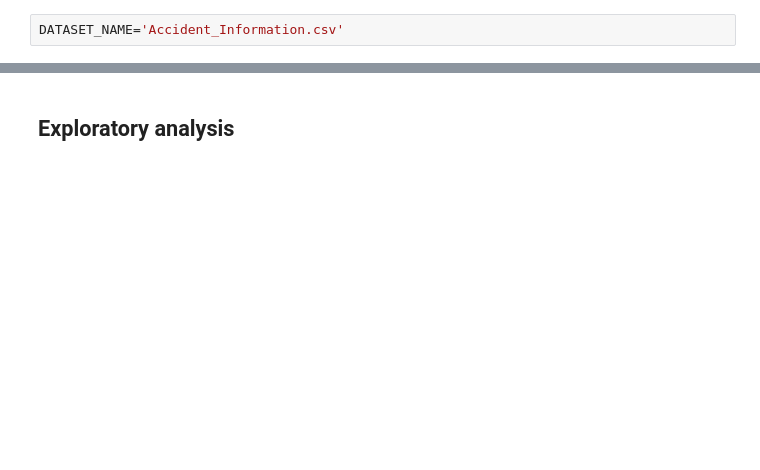
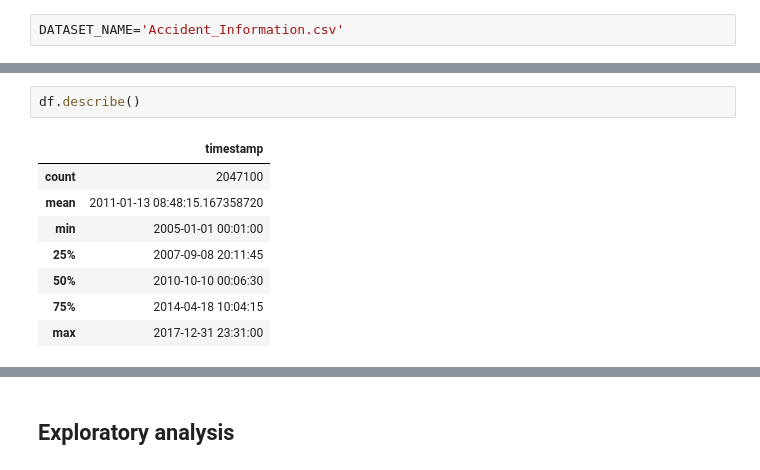
Before and after one commit to fedeStaffo/UK-Traffic-Accidents-Classification-Clustering-TimeSeries, a Jupyter notebook: time_series_analysis/time_series_analysis.ipynb, the cells around one changed output, grey strips where cells are left out. Saved outputs shown, nothing was run; the diff lists cells and outputs as text; blank space fills up the shorter version.

```diff
--- a/time_series_analysis/time_series_analysis.ipynb
+++ b/time_series_analysis/time_series_analysis.ipynb
@@ -52,2 +56,13 @@ df_pruned = df_pruned.dropna()
 # %% [output]
 156 rows have a null value, so I remove them
+# %%
+df.describe()
+# %% [output]
+|  | timestamp |
+| count | 2047100 |
+| mean | 2011-01-13 08:48:15.167358720 |
+| min | 2005-01-01 00:01:00 |
+| 25% | 2007-09-08 20:11:45 |
+| 50% | 2010-10-10 00:06:30 |
+| 75% | 2014-04-18 10:04:15 |
+| max | 2017-12-31 23:31:00 |
```
Also changed, not shown: parts of 9 cells of this notebook.
